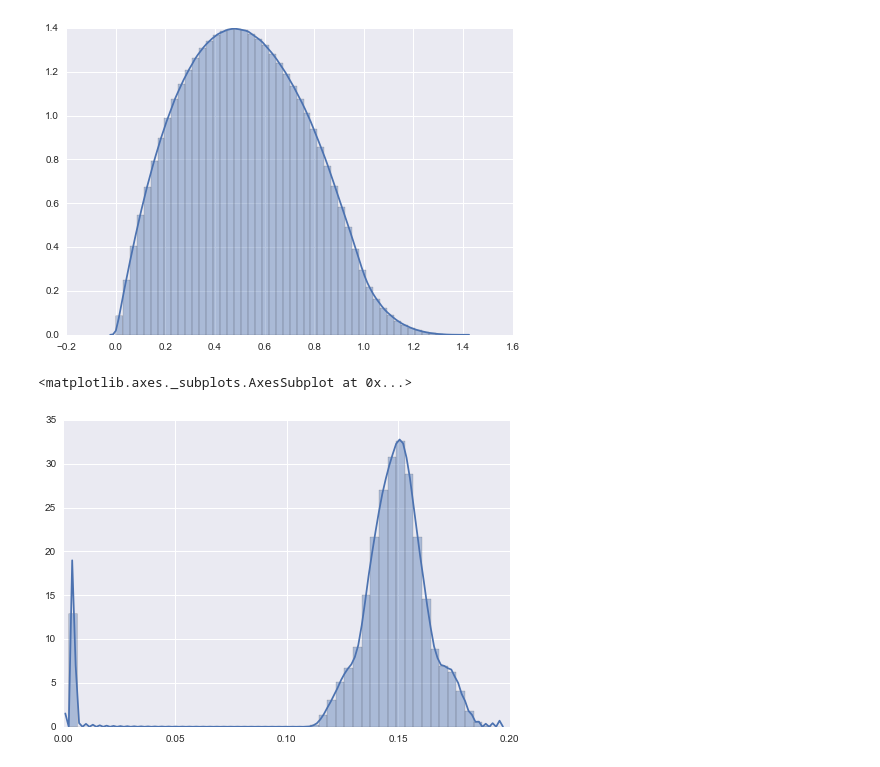
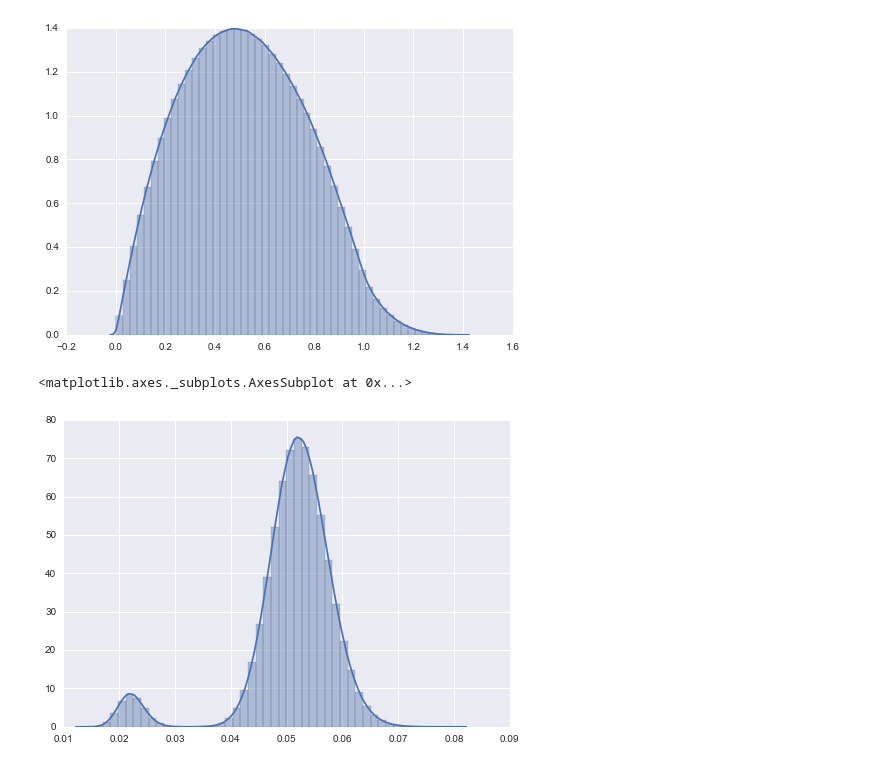
Before and after one commit to jlorince/MusicForaging, a Jupyter notebook: notebooks/CIKM.ipynb, the cells around one changed output. Drawn from its saved outputs; the diff is of its cells as text; code cells hidden in the pictures.

```diff
--- a/notebooks/CIKM.ipynb
+++ b/notebooks/CIKM.ipynb
@@ -10,18 +10,18 @@ import matplotlib as mpl
 import matplotlib.colors as colors
 import matplotlib.cm as cmx
 from scipy.spatial.distance import cosine,euclidean
-# color = 'black'
-# mpl.rcParams['axes.labelcolor'] = color
-# mpl.rcParams['axes.labelsize'] = 'x-large'
-# mpl.rcParams['figure.figsize'] = (10,8)
-# mpl.rcParams['xtick.color'] = color
-# mpl.rcParams['ytick.color'] = color
-# mpl.rcParams['ytick.labelsize'] = 'x-large'
-# mpl.rcParams['xtick.labelsize'] = 'x-large'
-# mpl.rcParams['axes.titlesize'] = 'xx-large'
-# mpl.rcParams['text.color'] = color
-# mpl.rcParams['text.usetex'] = False
-# mpl.rcParams['legend.fontsize'] = 'x-large'
 import seaborn
 colors = seaborn.color_palette()
+color = 'black'
+mpl.rcParams['axes.labelcolor'] = color
+mpl.rcParams['axes.labelsize'] = 'x-large'
+mpl.rcParams['figure.figsize'] = (10,8)
+mpl.rcParams['xtick.color'] = color
+mpl.rcParams['ytick.color'] = color
+mpl.rcParams['ytick.labelsize'] = 'x-large'
+mpl.rcParams['xtick.labelsize'] = 'x-large'
+mpl.rcParams['axes.titlesize'] = 'xx-large'
+mpl.rcParams['text.color'] = color
+mpl.rcParams['text.usetex'] = False
+mpl.rcParams['legend.fontsize'] = 'x-large'
 # %% [output]
@@ -683,17 +521,16 @@ seaborn.distplot(dists)
 # %%
 from sklearn.datasets.samples_generator import make_blobs
 centers = [[1, 1], [-1, -1], [1, -1]]
 #X, labels_true = make_blobs(n_samples=750, centers=centers, cluster_std=0.4,
 #                            random_state=0)
-X, labels_true = make_blobs(n_samples=5000, n_features=190,centers=20, cluster_std=1.,random_state=0)
+X, labels_true = make_blobs(n_samples=5000, n_features=190,centers=20, cluster_std=5.,random_state=0)
 
 pos = X+abs(X.min())
 normed = pos/pos.sum(1,keepdims=True)
+
+d = pairwise_distances(normed,metric='cosine')
+d = squareform(d,checks=False)
+seaborn.distplot(d)
+# %% [output]
+<matplotlib.axes._subplots.AxesSubplot at 0x...>
+[figure, added]
-# %%
-#seaborn.distplot
-d = pairwise_distances(normed,metric='cosine')
-tri = np.tril(d,-1)
-seaborn.distplot(tri[np.nonzero(tri)].flatten())
-# %% [output]
-<matplotlib.axes._subplots.AxesSubplot at 0x...>
-[figure, removed]
```
Also changed, not shown: parts of 36 cells of this notebook, 1 other file.
